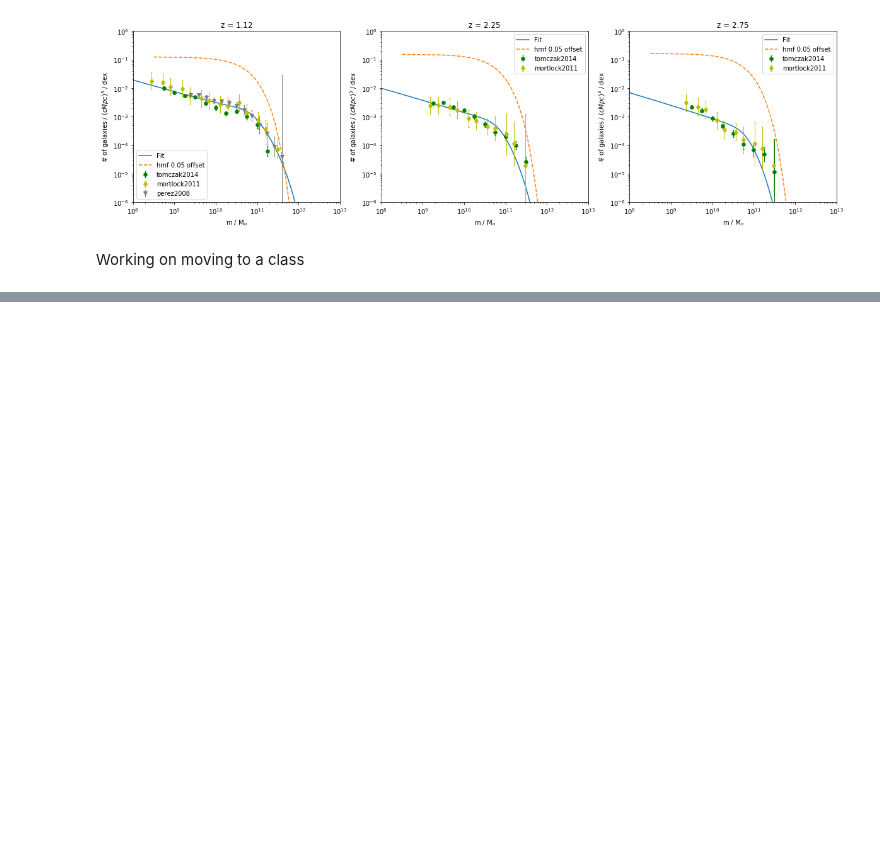
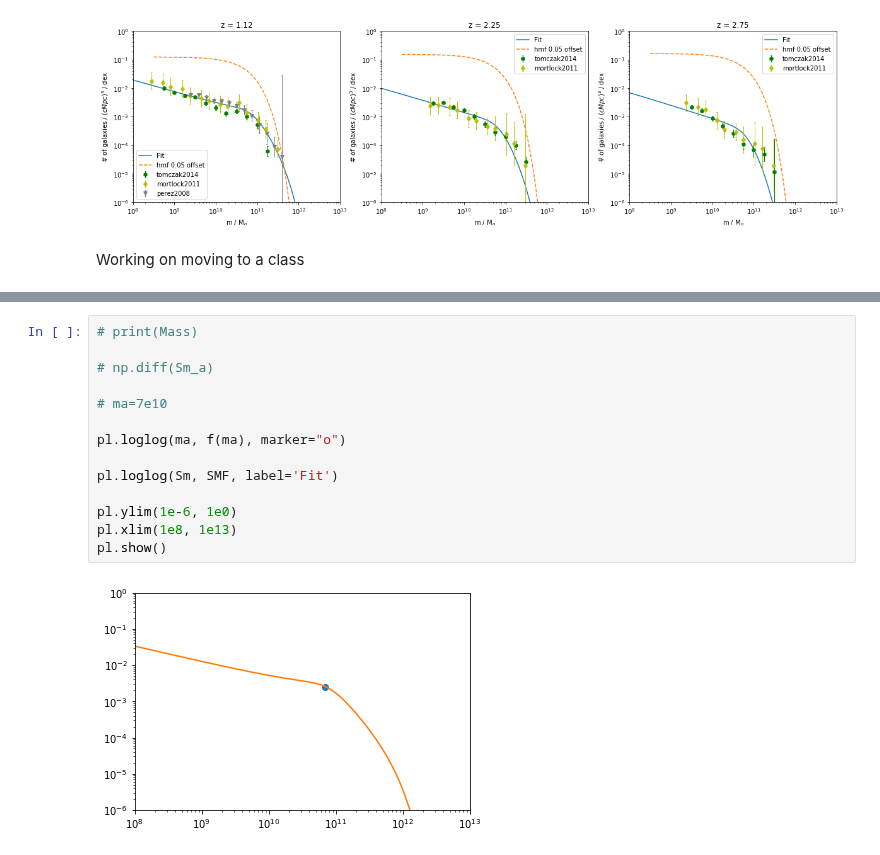
Before and after one commit to eklem1/GalaxySim, a Jupyter notebook: HMFtoSMF_nonLinear.ipynb, the cells around one changed output, grey strips where cells are left out. Cells and saved outputs as stored; diff of their text form; blank space fills up the shorter version.

```diff
--- a/HMFtoSMF_nonLinear.ipynb
+++ b/HMFtoSMF_nonLinear.ipynb
@@ -366,0 +378,16 @@ pl.show()
+# %%
+# print(Mass)
+
+# np.diff(Sm_a)
+
+# ma=7e10
+
+pl.loglog(ma, f(ma), marker="o")
+
+pl.loglog(Sm, SMF, label='Fit')
+
+pl.ylim(1e-6, 1e0)
+pl.xlim(1e8, 1e13)
+pl.show()
+# %% [output]
+[figure, added]
```
Also changed, not shown: parts of 5 cells of this notebook, 2 other files.
